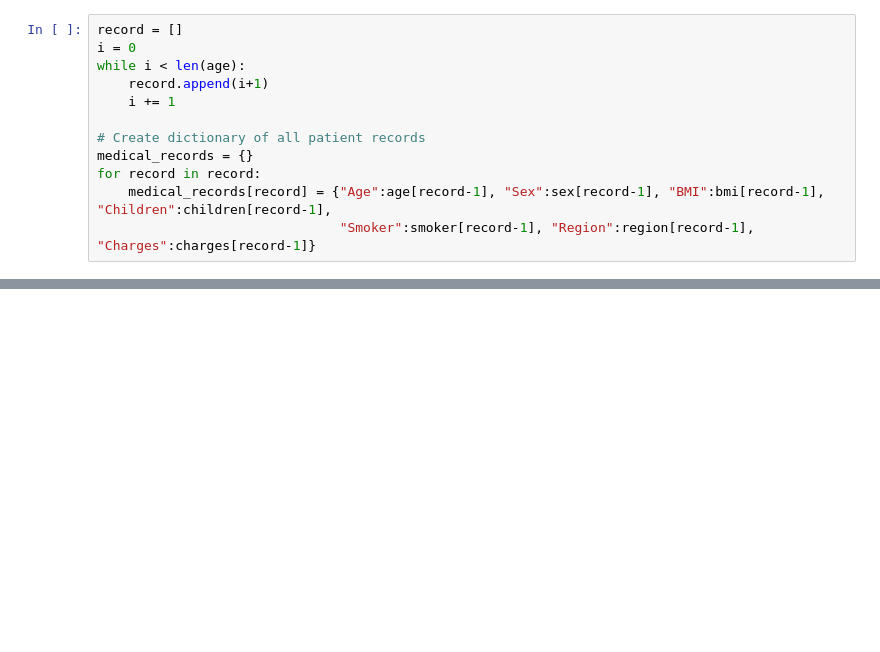
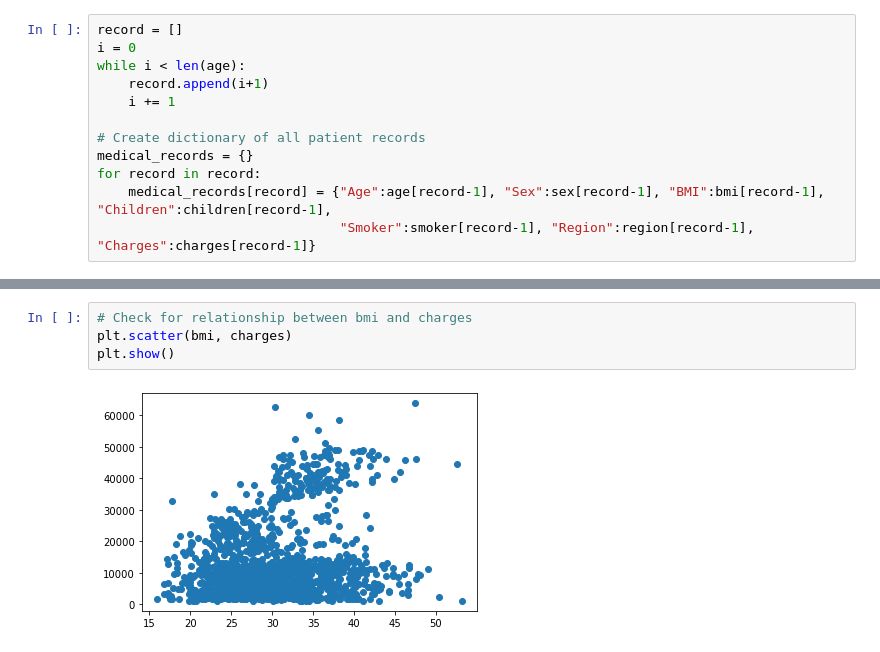
Before and after one commit to EricaEidelman/US_Medical_Insurance, a Jupyter notebook: us-medical-insurance-costs.ipynb, the cells around one changed output, grey strips where cells are left out. Saved outputs shown, nothing was run; the diff lists cells and outputs as text; blank space fills up the shorter version.

```diff
--- a/us-medical-insurance-costs.ipynb
+++ b/us-medical-insurance-costs.ipynb
@@ -52,0 +60,6 @@ for record in record:
+# %%
+# Check for relationship between bmi and charges
+plt.scatter(bmi, charges)
+plt.show()
+# %% [output]
+[figure, added]
```
Also changed, not shown: parts of 6 cells of this notebook.
